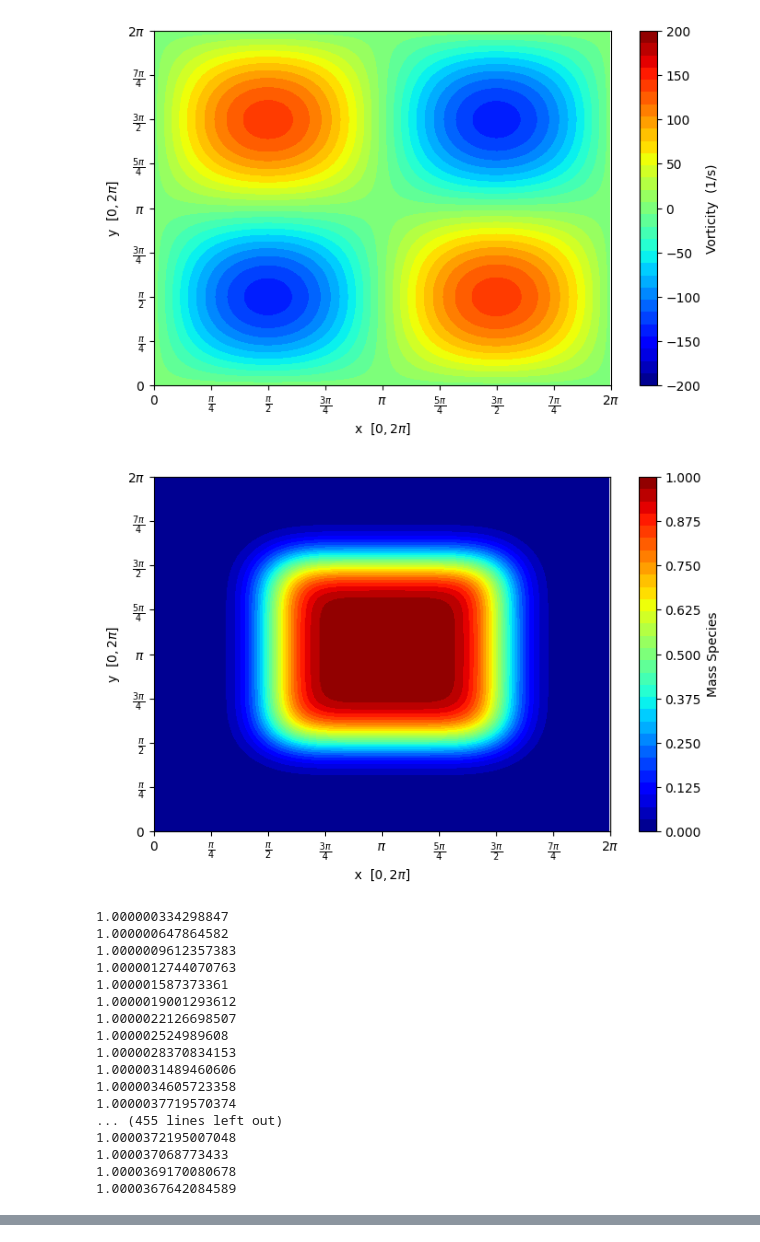
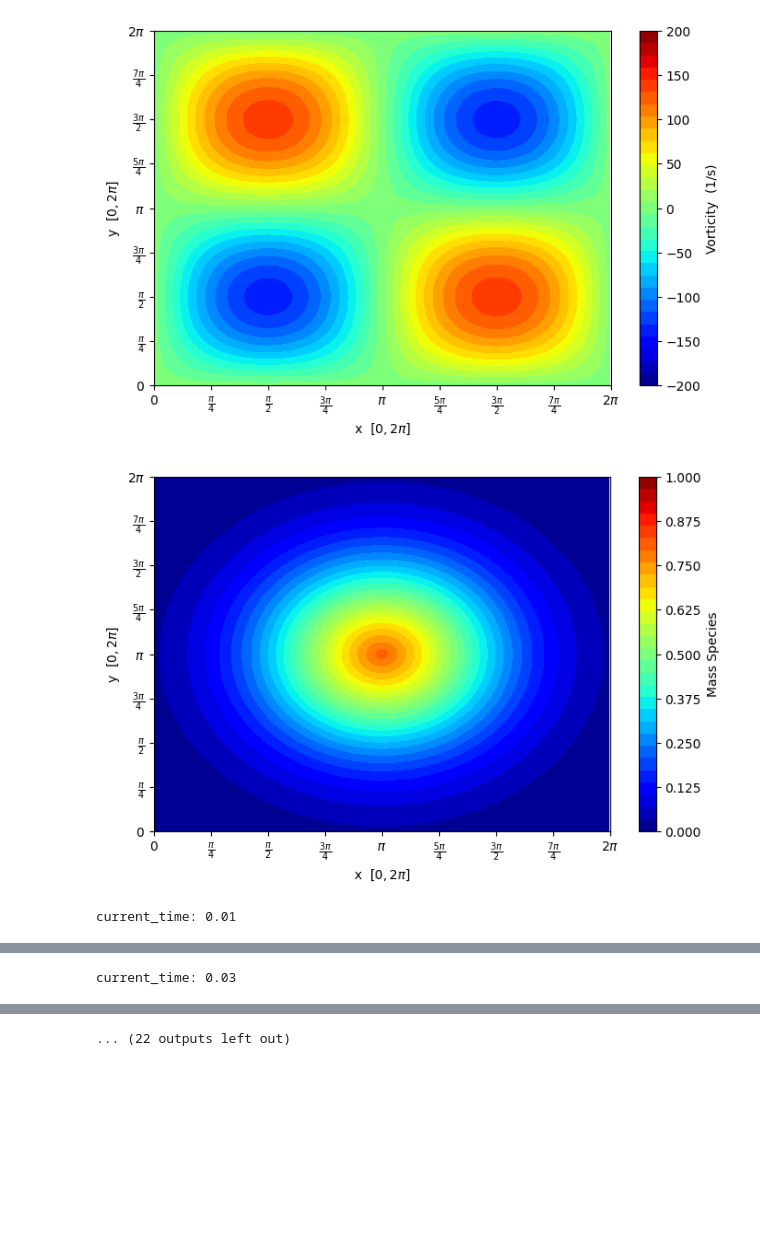
Before and after one commit to GDiBlasi/553, a Jupyter notebook: Taylor Greeen Vortex _4_18_update.ipynb, the cells around one changed output, grey strips where cells are left out. Drawn from its saved outputs; the diff is of its cells as text; code cells hidden in the pictures; blank space fills up the shorter version.

```diff
--- a/Taylor Greeen Vortex _4_18_update.ipynb
+++ b/Taylor Greeen Vortex _4_18_update.ipynb
@@ -11,7 +12,7 @@ from GhostCells import Ghost_Cells
 # %%
 # Given Variables
 Ma  = 0.2
-Re  = 50
+Re  = 100
 
 # Input Parameters
 
@@ -35,7 +36,7 @@ dim                 = 2                 # Two-Dimensional Space
 # Fluid properties
 
 R_u                 = 8.31446261815324  # Universal Gas Constant J/(mol * K)
-m_air               = 28.97 / 1000        # Molar Mass of Air
+m_air               = 28.97 / 1000      # Molar Mass of Air
 gamma               = 7.0 / 5.0         # Standard Conditions of Air
 R_s                 = R_u / m_air       # Specific gas contant for air
 C_v                 = R_s / (gamma - 1.0)
@@ -62,7 +63,7 @@ mu                  = (rho_0 * v_0 * L) / Re
 Sc                  =  1                 # Schmidt number
 D                   = rho_0 / mu / Sc       # Diffusion coefficient
 kappa               = mu * C_p / Pr
-delta               = 0.5
+delta               = 1.6
 species             = 2
 print(D)
 print(mu)
@@ -479,7 +480,7 @@ def get_V_from_Q(Q,V):
 # %%
 # Main code
 
-V,P,T,rho_total,Y_2 = initial_condition_TGV(Y_2,delta,V,v_0,p_0,rho_0,T_0,C_v,Nx,Ny,x,y,ngc,profile='square')
+V,P,T,rho_total,Y_2 = initial_condition_TGV(Y_2,delta,V,v_0,p_0,rho_0,T_0,C_v,Nx,Ny,x,y,ngc,profile='circle')
 #print(rho_total)
 # Fill ghost cells on intial conditions
 V[:,:,0] = fill_gc_2D(V[:,:,0],ngc)         # Density
@@ -663,48 +664,32 @@ while(current_time < t_end):
                   r"$\frac{5\pi}{4}$", r"$\frac{3\pi}{2}$", r"$\frac{7\pi}{4}$", r"$2\pi$"])
         pyplot.ylim(0,2*np.pi)
         pyplot.yticks(np.linspace(0,2*np.pi,9),[r"$0$", r"$\frac{\pi}{4}$", r"$\frac{\pi}{2}$", r"$\frac{3\pi}{4}$", r"$\pi$",
                   r"$\frac{5\pi}{4}$", r"$\frac{3\pi}{2}$", r"$\frac{7\pi}{4}$", r"$2\pi$"])
         pyplot.xlabel(r"x  [$0, 2\pi$]")
         pyplot.ylabel(r"y  [$0, 2\pi$]")
         pyplot.show()
         if plot_times:  #Statement to change next_plot_time and reset flag
             next_plot_time  = plot_times.pop(0)
             flag            = False
         if next_plot_time == t_end and flag == True:
             pyplot.figure(figsize=(8,5))
             pyplot.plot(t, ke2) # Used Chatgpt for levels
             pyplot.xlabel("Time (s)")
             pyplot.ylabel("Average Kinetic Energy (kg/(m*s$^2$))")
             pyplot.show()
             # pyplot.figure(figsize=(8,5))
             # pyplot.plot(t, ke2) # Used Chatgpt for levels
             # pyplot.xlabel("Time (s)")
             # pyplot.ylabel("Average Kinetic Energy (kg/(m*s$^2$))")
             # pyplot.show()
             # pyplot.figure(figsize=(8,5))
             # pyplot.plot(t, enstrophy) # Used Chatgpt for levels
             # pyplot.xlabel("Time (s)")
             # pyplot.ylabel("Average Enstrophy (m$^2$/s$^2$)")
             # pyplot.show()
             break
 # %% [output]
 current_time: 0.0
 [figure]
-[figure, old version]
+[figure, new version]
-1.000000334298847
-1.000000647864582
-1.0000009612357383
-1.0000012744070763
-1.000001587373361
-1.0000019001293612
-1.0000022126698507
-1.000002524989608
-1.0000028370834153
-1.0000031489460606
-1.0000034605723358
-1.0000037719570374
-... (455 lines left out)
-1.0000372195007048
-1.000037068773433
-1.0000369170080678
-1.0000367642084589
+current_time: 0.01
@@ -711,0 +701 @@ KeyboardInterrupt:
+current_time: 0.03
@@ -712,3 +704,4 @@ KeyboardInterrupt:
+... (22 outputs left out)
 # %%
 # # Main code
 
```
Also changed, not shown: parts of 3 cells of this notebook.
